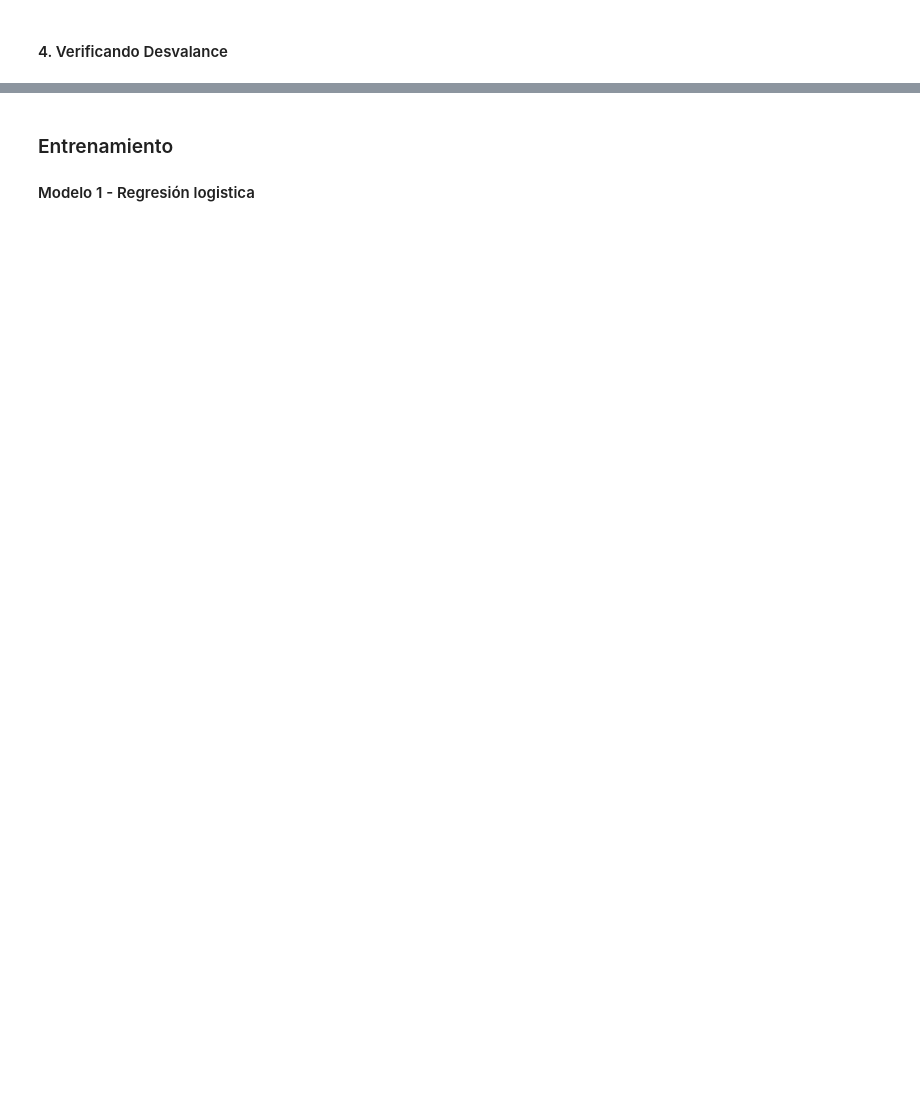
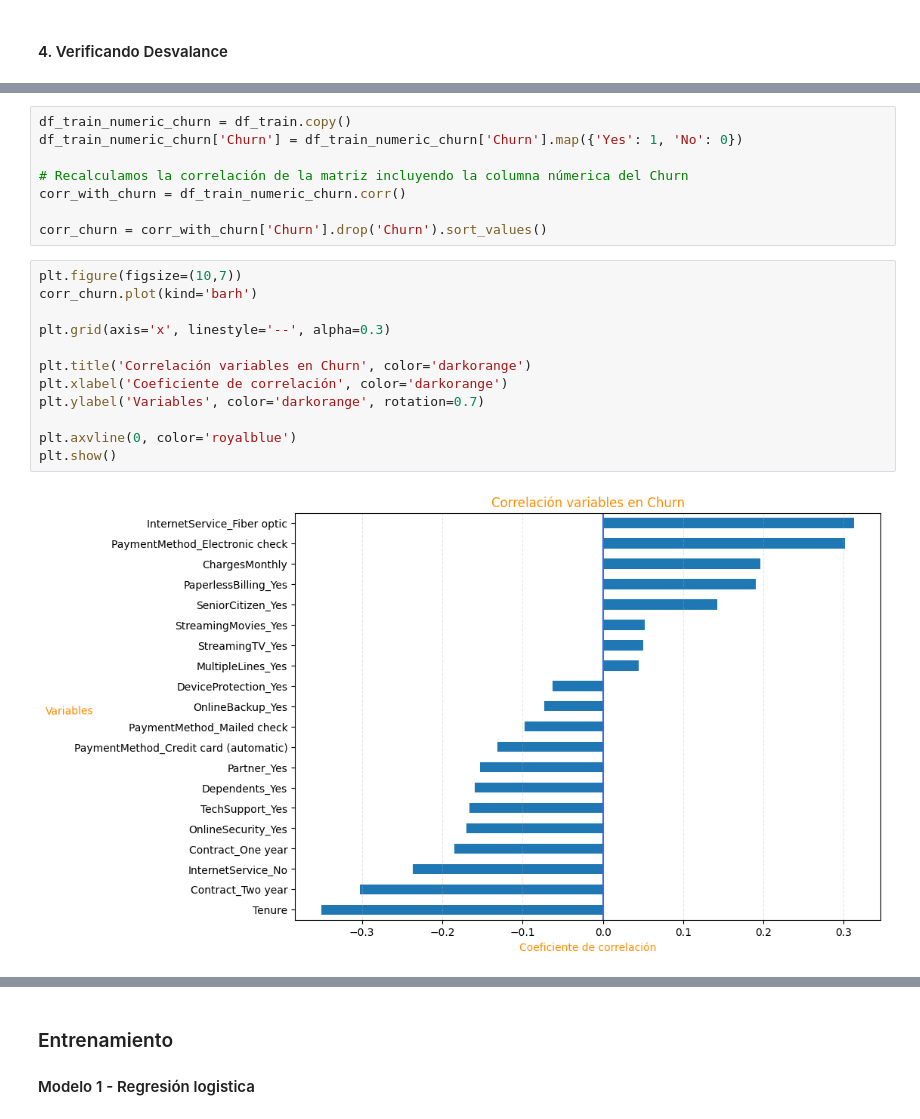
Before and after one commit to JDVAR7/TelecomX2-LAD, a Jupyter notebook: TelecomX2_LAD.ipynb, the cells around one changed output, grey strips where cells are left out. Drawn from its saved outputs; the diff is of its cells as text; blank space fills up the shorter version.

```diff
--- a/TelecomX2_LAD.ipynb
+++ b/TelecomX2_LAD.ipynb
@@ -312,0 +375,22 @@ dtype: float64
+# %%
+df_train_numeric_churn = df_train.copy()
+df_train_numeric_churn['Churn'] = df_train_numeric_churn['Churn'].map({'Yes': 1, 'No': 0})
+
+# Recalculamos la correlación de la matriz incluyendo la columna númerica del Churn
+corr_with_churn = df_train_numeric_churn.corr()
+
+corr_churn = corr_with_churn['Churn'].drop('Churn').sort_values()
+# %%
+plt.figure(figsize=(10,7))
+corr_churn.plot(kind='barh')
+
+plt.grid(axis='x', linestyle='--', alpha=0.3)
+
+plt.title('Correlación variables en Churn', color='darkorange')
+plt.xlabel('Coeficiente de correlación', color='darkorange')
+plt.ylabel('Variables', color='darkorange', rotation=0.7)
+
+plt.axvline(0, color='royalblue')
+plt.show()
+# %% [output]
+[figure, added]
```
Also changed, not shown: parts of 43 cells of this notebook.
